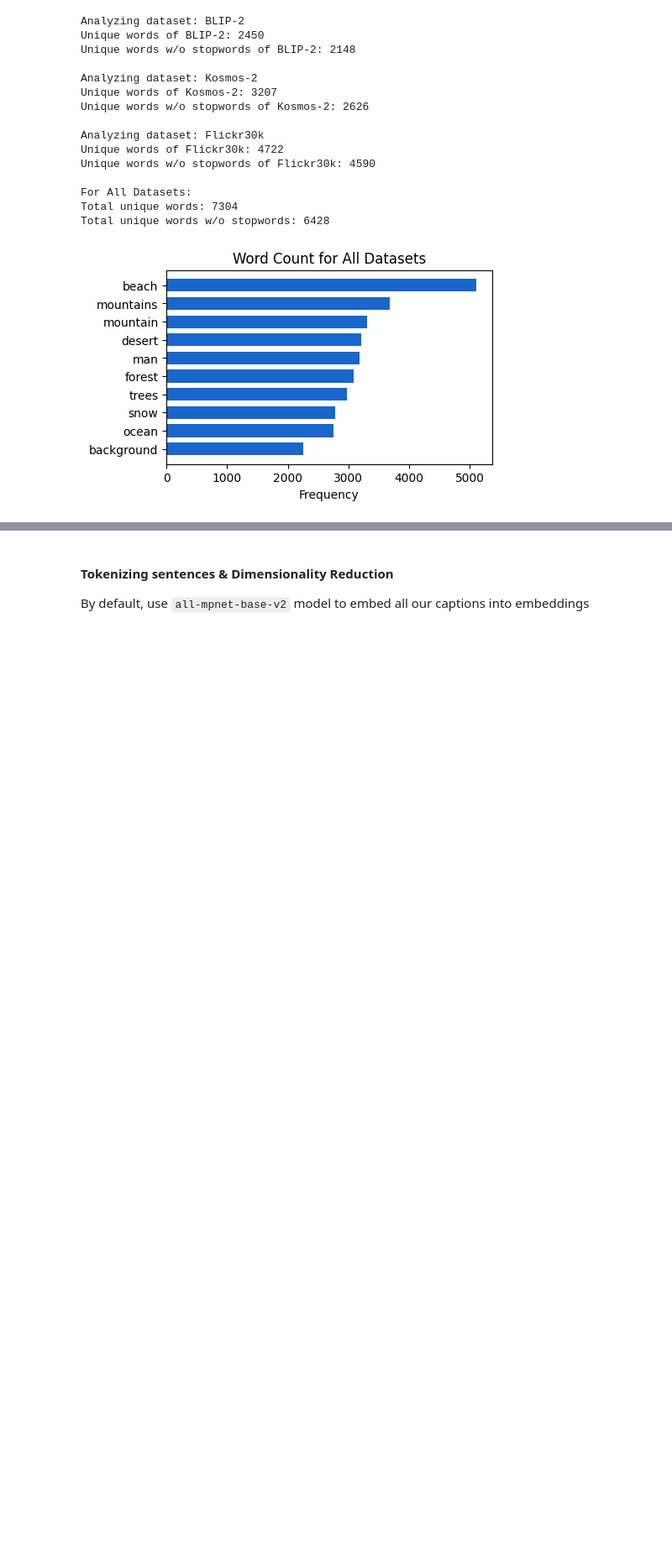
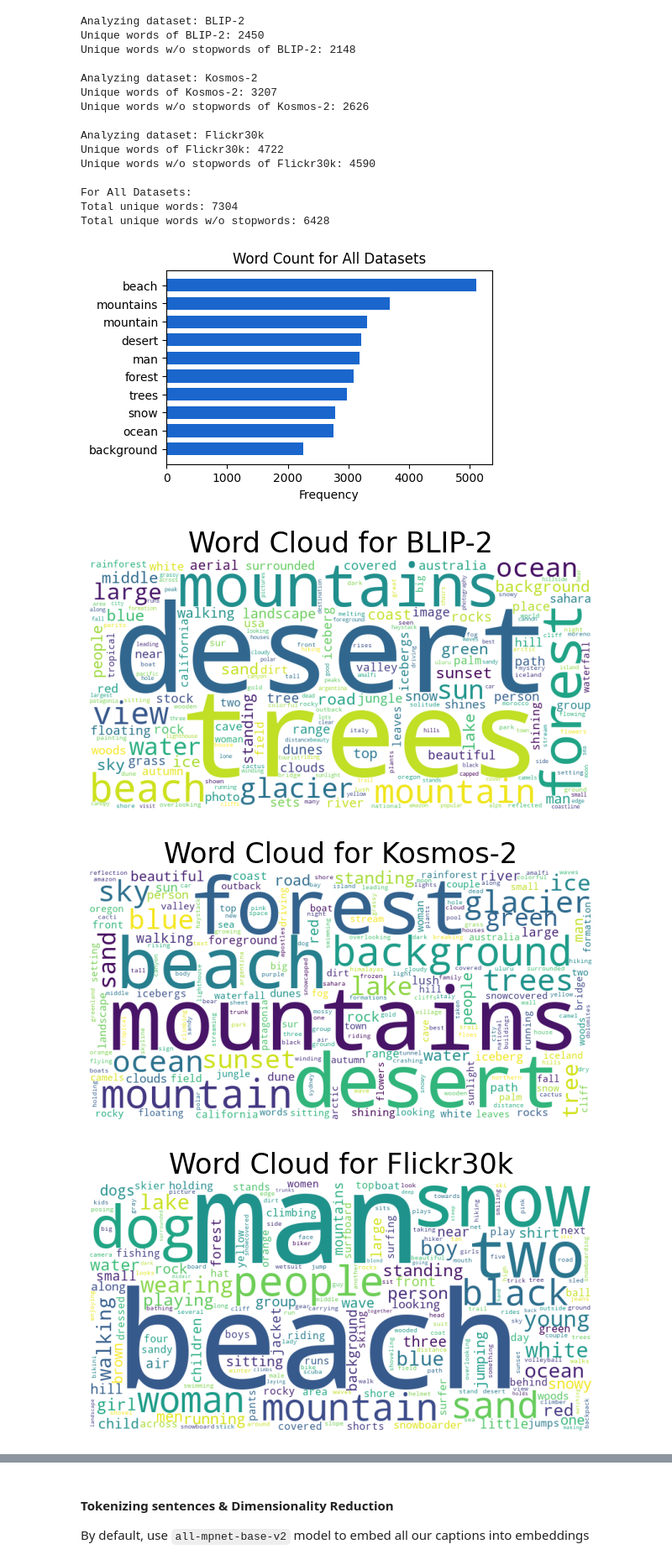
Before and after one commit to Jaywhisker/PlayWrite, a Jupyter notebook: notebooks/data_visualisation/dataset_visualisation.ipynb, the cells around one changed output, grey strips where cells are left out. Shown at 84% size. Cells and saved outputs as stored; diff of their text form; code cells hidden in the pictures; blank space fills up the shorter version.

Commit message:
organzied dataset visualisation part

```diff
--- a/notebooks/data_visualisation/dataset_visualisation.ipynb
+++ b/notebooks/data_visualisation/dataset_visualisation.ipynb
@@ -209,13 +208,14 @@ def clean_and_split(text):
     stop_words = set(stopwords.words('english'))
     return [word.lower() for word in text.split() if word.lower() not in stop_words]
 
-def analyze_dataset(df, dataset_label):
+def analyze_dataset(df, dataset_label, print_details=True):
     """
     Analyze the dataset.
 
     Args:
         df (DataFrame): Input DataFrame containing the dataset.
         dataset_label (str): Label for the dataset.
+        print_details (bool): Flag to control the printing of analysis details.
 
     Returns:
         tuple: A tuple containing two Counters, one for all words and one for cleaned words.
@@ -228,8 +228,9 @@ def analyze_dataset(df, dataset_label):
     unique_words = set(all_words)
     unique_words_clean = set(all_words_clean)
 
-    print(f"Unique words of {dataset_label}: {len(unique_words)}")
-    print(f"Unique words w/o stopwords of {dataset_label}: {len(unique_words_clean)}")
+    if print_details:
+        print(f"Unique words of {dataset_label}: {len(unique_words)}")
+        print(f"Unique words w/o stopwords of {dataset_label}: {len(unique_words_clean)}")
 
     return Counter(all_words), Counter(all_words_clean)
 
@@ -272,7 +273,7 @@ def plot_top_words(counter, title):
 
     custom_color = (0.1, 0.4, 0.8)
 
-    plt.figure(figsize=(5, 3))  # Adjusted the size for better visibility
+    plt.figure(figsize=(5, 3))
     plt.barh(words, counts, color=custom_color, height=0.7)
     plt.xlabel('Frequency')
     plt.title(title)
@@ -317,3 +318,38 @@ For All Datasets:
 Total unique words: 7304
 Total unique words w/o stopwords: 6428
 [figure]
+# %%
+def word_cloud(counter, title):
+    """
+    Generate and display a word cloud from the given counter.
+
+    Args:
+        counter (Counter): Counter object containing word frequencies.
+        title (str): Title for the word cloud.
+    """
+    wordcloud = WordCloud(width=800, height=400, background_color ='white').generate_from_frequencies(counter)
+
+    plt.figure(figsize=(6, 3), facecolor=None)
+    plt.imshow(wordcloud)
+    plt.axis("off")
+    plt.tight_layout(pad=0)
+    plt.title(title, fontsize=24)
+    plt.show()
+
+def generate_word_clouds(dataset_files):
+    """
+    Analyze datasets and generate word clouds for each without printing analysis details.
+
+    Args:
+        dataset_files (dict): Dictionary containing DataFrames, where keys are dataset labels and values are DataFrames.
+    """
+    for label, df in dataset_files.items():
+        # Call analyze_dataset with print_details set to False
+        _, clean_counter = analyze_dataset(df, label, print_details=False)
+        word_cloud(clean_counter, f"Word Cloud for {label}")
+# %%
+generate_word_clouds(file_path)
+# %% [output]
+[figure, added]
+[figure, added]
+[figure, added]
```
Also changed, not shown: parts of 9 cells of this notebook, 4 other files.
